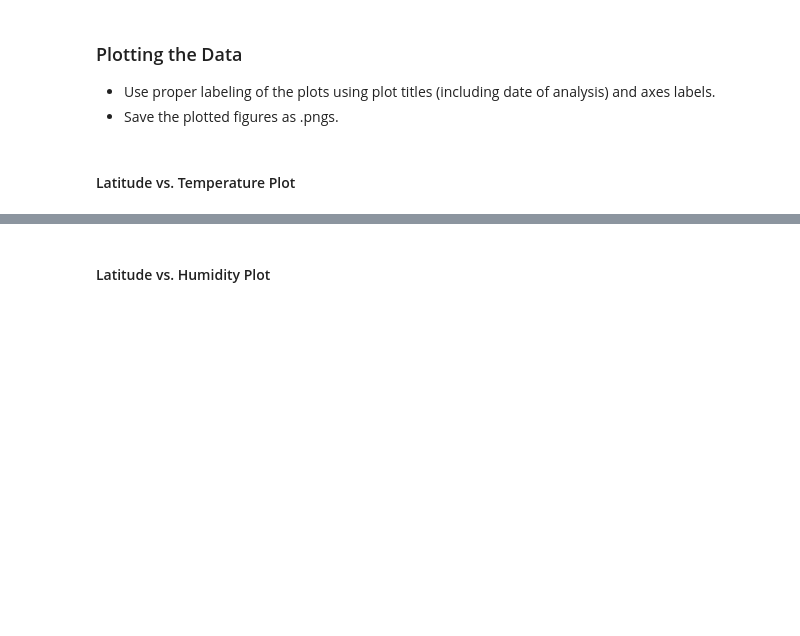
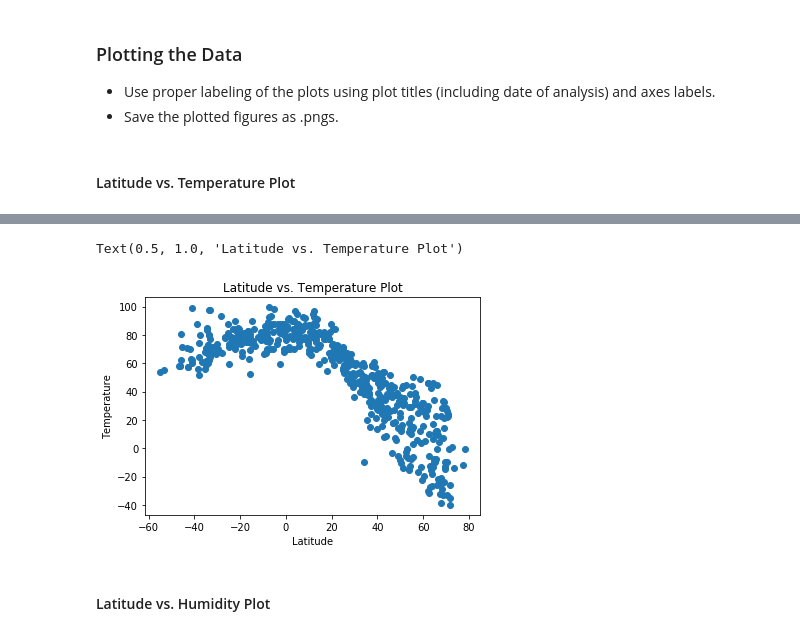
Before and after one commit to fkarimov69/python-api-challenge, a Jupyter notebook: WeatherPy/WeatherPy.ipynb, the cells around one changed output, grey strips where cells are left out. Saved outputs shown, nothing was run; the diff lists cells and outputs as text; code cells hidden in the pictures; blank space fills up the shorter version.

```diff
--- a/WeatherPy/WeatherPy.ipynb
+++ b/WeatherPy/WeatherPy.ipynb
@@ -77,10 +57,0 @@ resp
-# %%
-temp=[]
-
-for city in cities:
-    response=requests.get(query_url+city).json()
-    #t1=response["main"][0]["temp"]
-    #temp.append(t1)
-    temp.append(response["main"][0]["temp"])
-
-print(f"The temperature received is:{temp}")
@@ -88,0 +58,22 @@ KeyError: 0
+# %%
+temp=[]
+lat=[]
+hum=[]
+cloud=[]
+wind=[]
+max_temp=[]
+print(f"Begining Data retrieval")
+for city in cities:
+    response_r=requests.get(query_url+city+"&units=imperial")
+    response=response_r.json()
+    try:
+        temp.append(response['main']['temp'])
+        lat.append(response['coord']['lat'])
+        hum.append(response['main']['humidity'])
+        cloud.append(response['clouds']['all'])
+        wind.append(response['wind']['speed'])
+        max_temp.append(response['main']['temp_max'])
+        print(f"Procesing record {len(temp)}:{city}")
+    except:
+        print('Nothing')
+        pass
@@ -145,2 +141,10 @@ dtype: int64
+# %%
+plt.scatter(lat,temp)
+plt.xlabel('Latitude')
+plt.ylabel('Temperature')
+plt.title('Latitude vs. Temperature Plot')
+# %% [output]
+Text(0.5, 1.0, 'Latitude vs. Temperature Plot')
+[figure, added]
 # %% [markdown]
 #### Latitude vs. Humidity Plot
```
Also changed, not shown: parts of 34 cells of this notebook, 1 other file.
